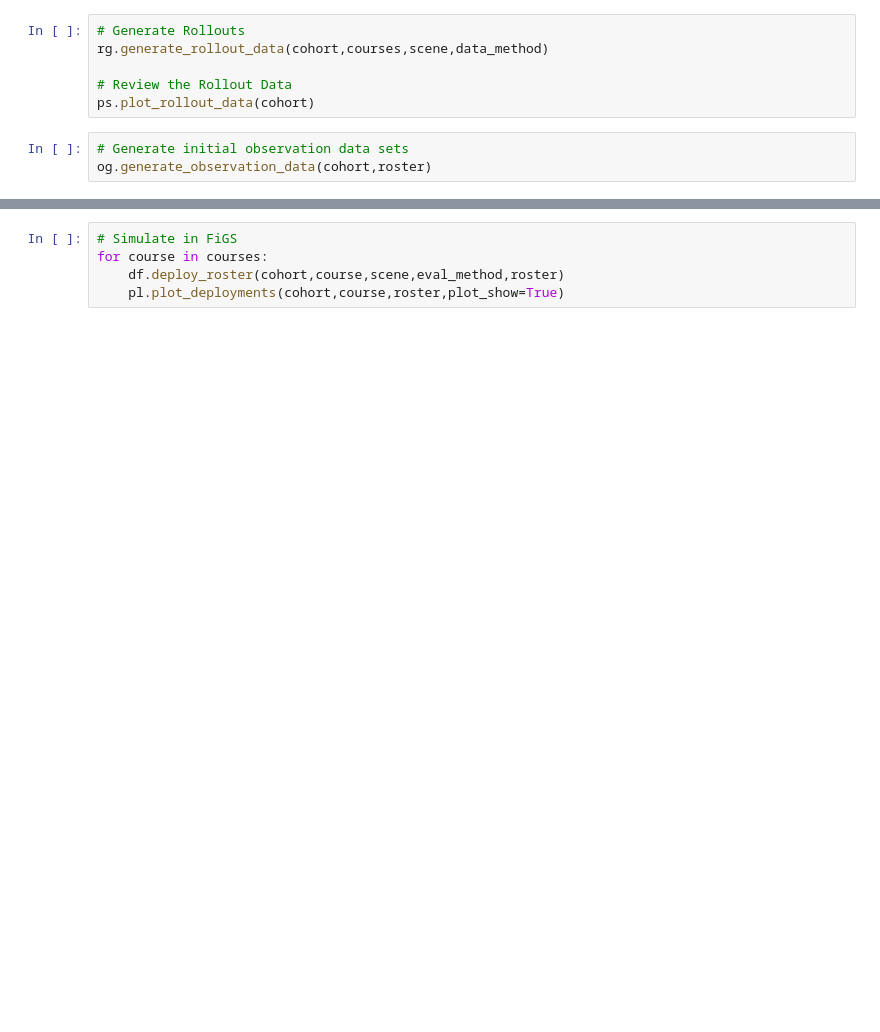
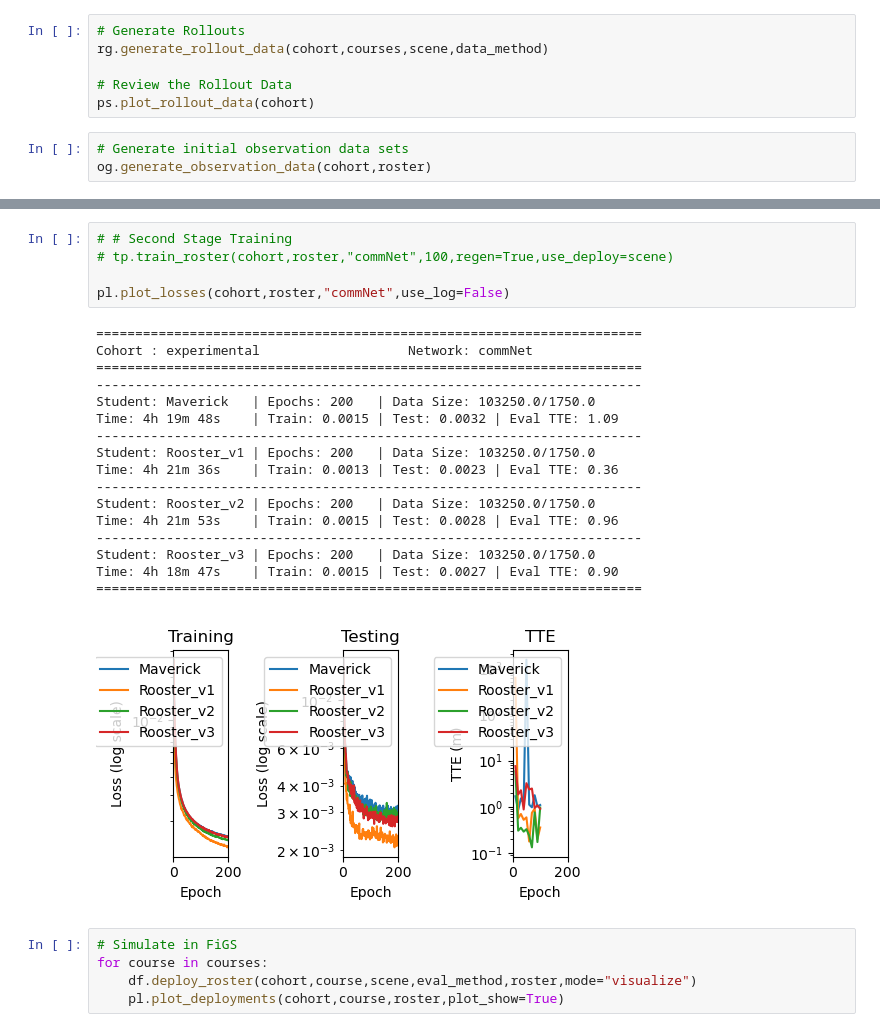
Before and after one commit to denisfliu/SousVide, a Jupyter notebook: notebooks/vit_experimental.ipynb, the cells around one changed output, grey strips where cells are left out. Saved outputs shown, nothing was run; the diff lists cells and outputs as text; blank space fills up the shorter version.

```diff
--- a/notebooks/vit_experimental.ipynb
+++ b/notebooks/vit_experimental.ipynb
@@ -64,5 +69,28 @@ Student: Maverick | Epochs: 120   | Data Size: 295.0/295.0
+# %%
+# # Second Stage Training
+# tp.train_roster(cohort,roster,"commNet",100,regen=True,use_deploy=scene)
+
+pl.plot_losses(cohort,roster,"commNet",use_log=False)
+# %% [output]
+======================================================================
+Cohort : experimental                   Network: commNet
+======================================================================
+----------------------------------------------------------------------
+Student: Maverick   | Epochs: 200   | Data Size: 103250.0/1750.0
+Time: 4h 19m 48s    | Train: 0.0015 | Test: 0.0032 | Eval TTE: 1.09
+----------------------------------------------------------------------
+Student: Rooster_v1 | Epochs: 200   | Data Size: 103250.0/1750.0
+Time: 4h 21m 36s    | Train: 0.0013 | Test: 0.0023 | Eval TTE: 0.36
+----------------------------------------------------------------------
+Student: Rooster_v2 | Epochs: 200   | Data Size: 103250.0/1750.0
+Time: 4h 21m 53s    | Train: 0.0015 | Test: 0.0028 | Eval TTE: 0.96
+----------------------------------------------------------------------
+Student: Rooster_v3 | Epochs: 200   | Data Size: 103250.0/1750.0
+Time: 4h 18m 47s    | Train: 0.0015 | Test: 0.0027 | Eval TTE: 0.90
+======================================================================
+[figure, added]
 # %%
 # Simulate in FiGS
 for course in courses:
-    df.deploy_roster(cohort,course,scene,eval_method,roster)
+    df.deploy_roster(cohort,course,scene,eval_method,roster,mode="visualize")
     pl.plot_deployments(cohort,course,roster,plot_show=True)
```
Also changed, not shown: parts of 2 cells of this notebook, 3 other files.
